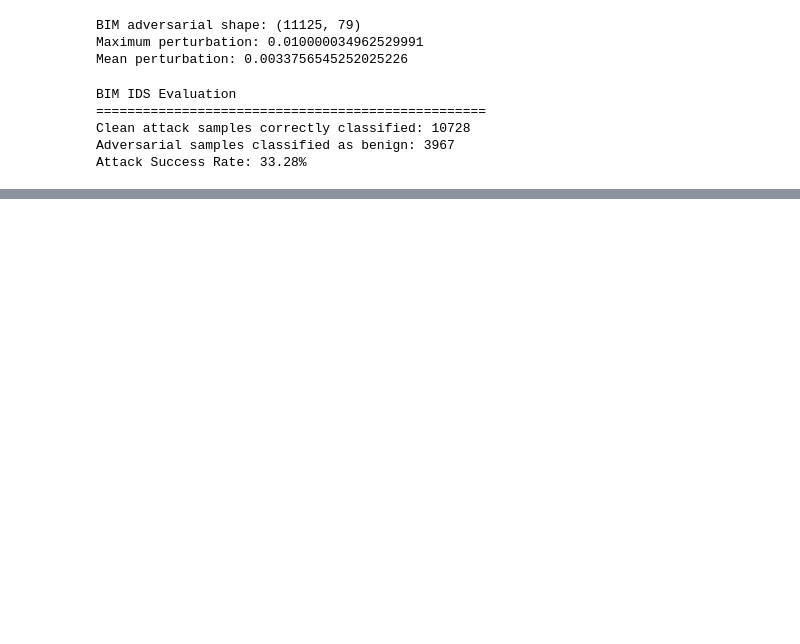
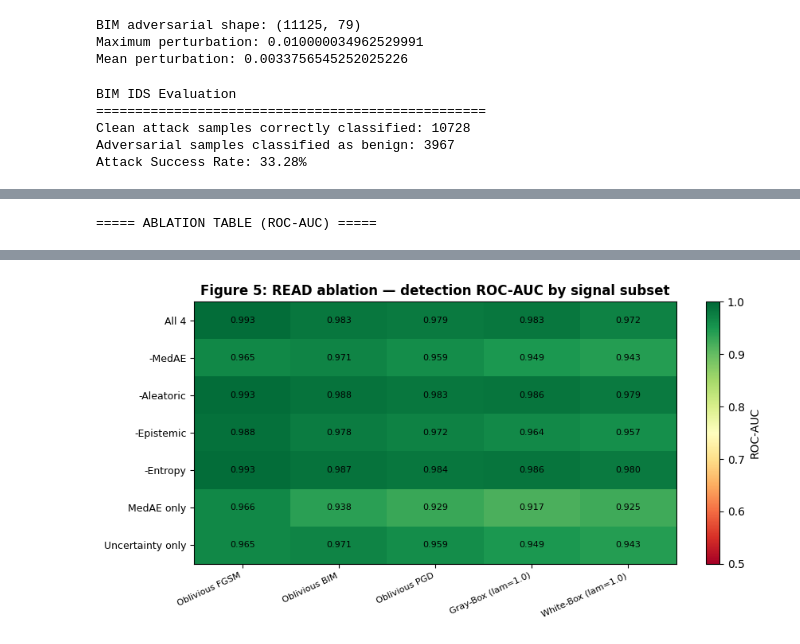
Before and after one commit to halimAhtasham/Algorithm_Exercise, a Jupyter notebook: config.ipynb, the cells around one changed output, grey strips where cells are left out. Cells and saved outputs as stored; diff of their text form; code cells hidden in the pictures; blank space fills up the shorter version.

```diff
--- a/config.ipynb
+++ b/config.ipynb
@@ -2913,0 +4116,79 @@ display(comparison_df)
+# %%
+# ============================================================
+# Step 25 — Phase 8: READ signal ablation
+# ============================================================
+from sklearn.ensemble import RandomForestClassifier
+from sklearn.metrics import roc_auc_score, average_precision_score, f1_score
+
+ABLATION_VARIANTS = {
+    "All 4":            [0, 1, 2, 3],
+    "-MedAE":           [1, 2, 3],
+    "-Aleatoric":       [0, 2, 3],
+    "-Epistemic":       [0, 1, 3],
+    "-Entropy":         [0, 1, 2],
+    "MedAE only":       [0],
+    "Uncertainty only": [1, 2, 3],
+}
+
+EVAL_SETS = {
+    "Oblivious FGSM":      fgsm_features,
+    "Oblivious BIM":       bim_features,
+    "Oblivious PGD":       pgd_features,
+    "Gray-Box (lam=1.0)":  graybox_features,
+    "White-Box (lam=1.0)": whitebox_features,
+}
+
+ablation_rows = []
+
+for vname, cols in ABLATION_VARIANTS.items():
+    det = RandomForestClassifier(
+        n_estimators=200, random_state=SEED,
+        n_jobs=-1, class_weight="balanced"
+    )
+    det.fit(X_read_detector[:, cols], y_read_detector)
+
+    row = {"variant": vname, "n_features": len(cols)}
+
+    for aname, afeats in EVAL_SETS.items():
+        X_eval = np.vstack([benign_features[:, cols], afeats[:, cols]])
+        y_eval = np.concatenate([
+            np.zeros(len(benign_features), dtype=int),
+            np.ones(len(afeats), dtype=int)
+        ])
+        prob = det.predict_proba(X_eval)[:, 1]
+        pred = det.predict(X_eval)
+
+        row[f"{aname} ROC-AUC"] = round(roc_auc_score(y_eval, prob), 4)
+        row[f"{aname} F1"]      = round(f1_score(y_eval, pred, zero_division=0), 4)
+
+    ablation_rows.append(row)
+
+ablation_df = pd.DataFrame(ablation_rows)
+print("\n===== ABLATION TABLE (ROC-AUC) =====")
+display(ablation_df[["variant"] + [f"{a} ROC-AUC" for a in EVAL_SETS]])
+ablation_df.to_csv("table_ablation.csv", index=False)
+
+# --- Figure 5: ablation heatmap -------------------------------------------
+roc_cols = [f"{a} ROC-AUC" for a in EVAL_SETS]
+M = ablation_df[roc_cols].to_numpy()
+
+fig, ax = plt.subplots(figsize=(9, 4.5))
+im = ax.imshow(M, cmap="RdYlGn", vmin=0.5, vmax=1.0, aspect="auto")
+
+ax.set_xticks(np.arange(len(EVAL_SETS)))
+ax.set_xticklabels(list(EVAL_SETS.keys()), rotation=25, ha="right", fontsize=8)
+ax.set_yticks(np.arange(len(ablation_df)))
+ax.set_yticklabels(ablation_df["variant"], fontsize=9)
+
+for i in range(M.shape[0]):
+    for j in range(M.shape[1]):
+        ax.text(j, i, f"{M[i, j]:.3f}", ha="center", va="center", fontsize=8)
+
+ax.set_title("Figure 5: READ ablation — detection ROC-AUC by signal subset",
+             fontweight="bold")
+fig.colorbar(im, ax=ax, label="ROC-AUC")
+plt.tight_layout()
+plt.savefig("figure5_ablation_heatmap.pdf", dpi=150, bbox_inches="tight")
+plt.show()
+# %% [output]
+===== ABLATION TABLE (ROC-AUC) =====
@@ -2913,0 +4203 @@ display(comparison_df)
+[figure, added]
```
Also changed, not shown: parts of 88 cells of this notebook.
